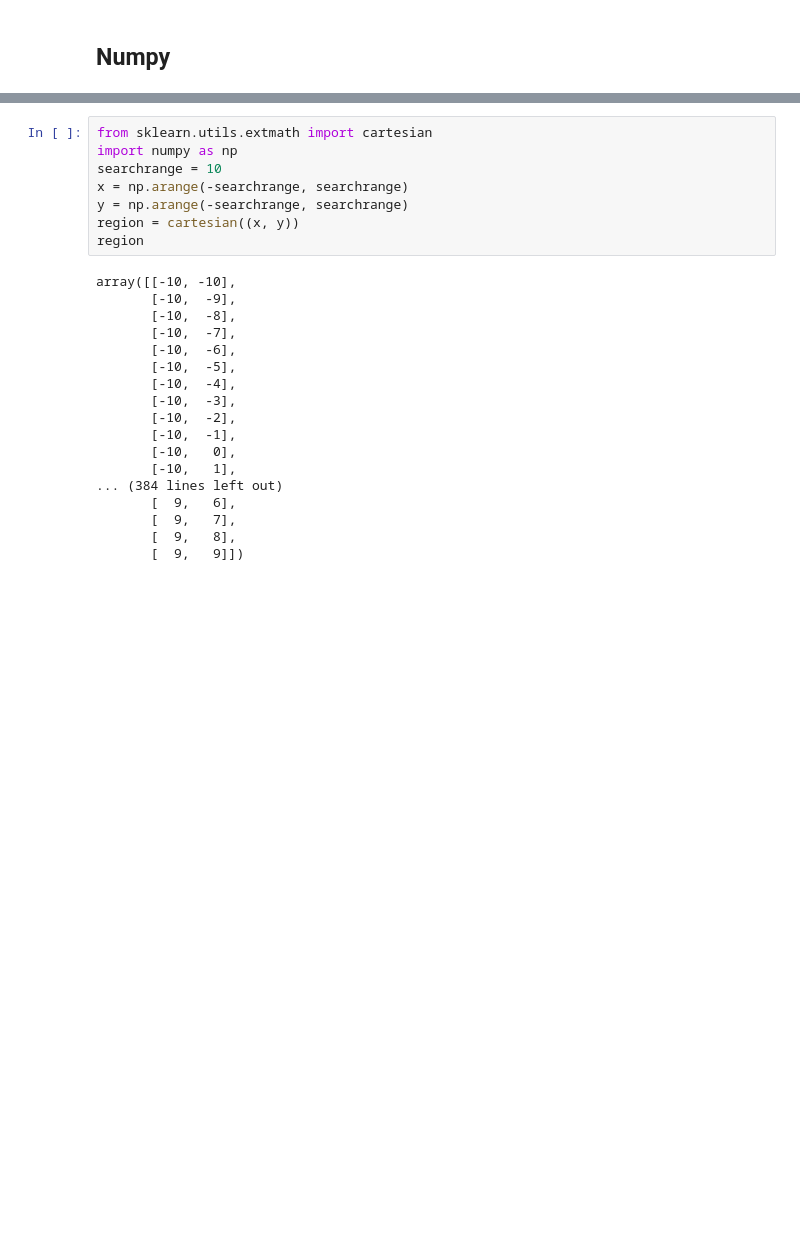
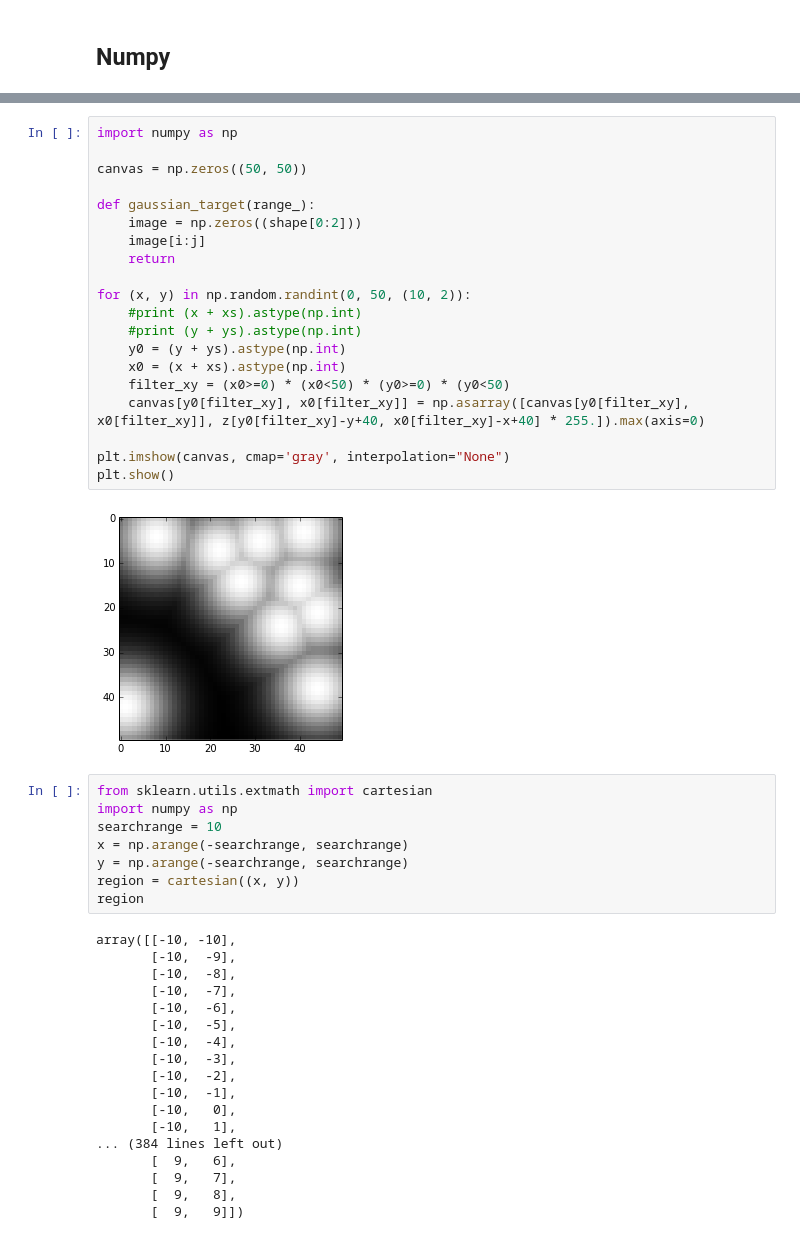
Before and after one commit to topazS50/pytips, a Jupyter notebook: pytips.ipynb, the cells around one changed output, grey strips where cells are left out. Drawn from its saved outputs; the diff is of its cells as text; blank space fills up the shorter version.

```diff
--- a/pytips.ipynb
+++ b/pytips.ipynb
@@ -3,3 +55,25 @@
+# %%
+import numpy as np
+
+canvas = np.zeros((50, 50))
+
+def gaussian_target(range_):
+    image = np.zeros((shape[0:2]))
+    image[i:j]
+    return
+
+for (x, y) in np.random.randint(0, 50, (10, 2)):
+    #print (x + xs).astype(np.int)
+    #print (y + ys).astype(np.int)
+    y0 = (y + ys).astype(np.int)
+    x0 = (x + xs).astype(np.int)
+    filter_xy = (x0>=0) * (x0<50) * (y0>=0) * (y0<50)
+    canvas[y0[filter_xy], x0[filter_xy]] = np.asarray([canvas[y0[filter_xy], x0[filter_xy]], z[y0[filter_xy]-y+40, x0[filter_xy]-x+40] * 255.]).max(axis=0)
+
+plt.imshow(canvas, cmap='gray', interpolation="None")
+plt.show()
+# %% [output]
+[figure, added]
 # %%
 from sklearn.utils.extmath import cartesian
 import numpy as np
```
Also changed, not shown: parts of 4 cells of this notebook, 1 other file.
